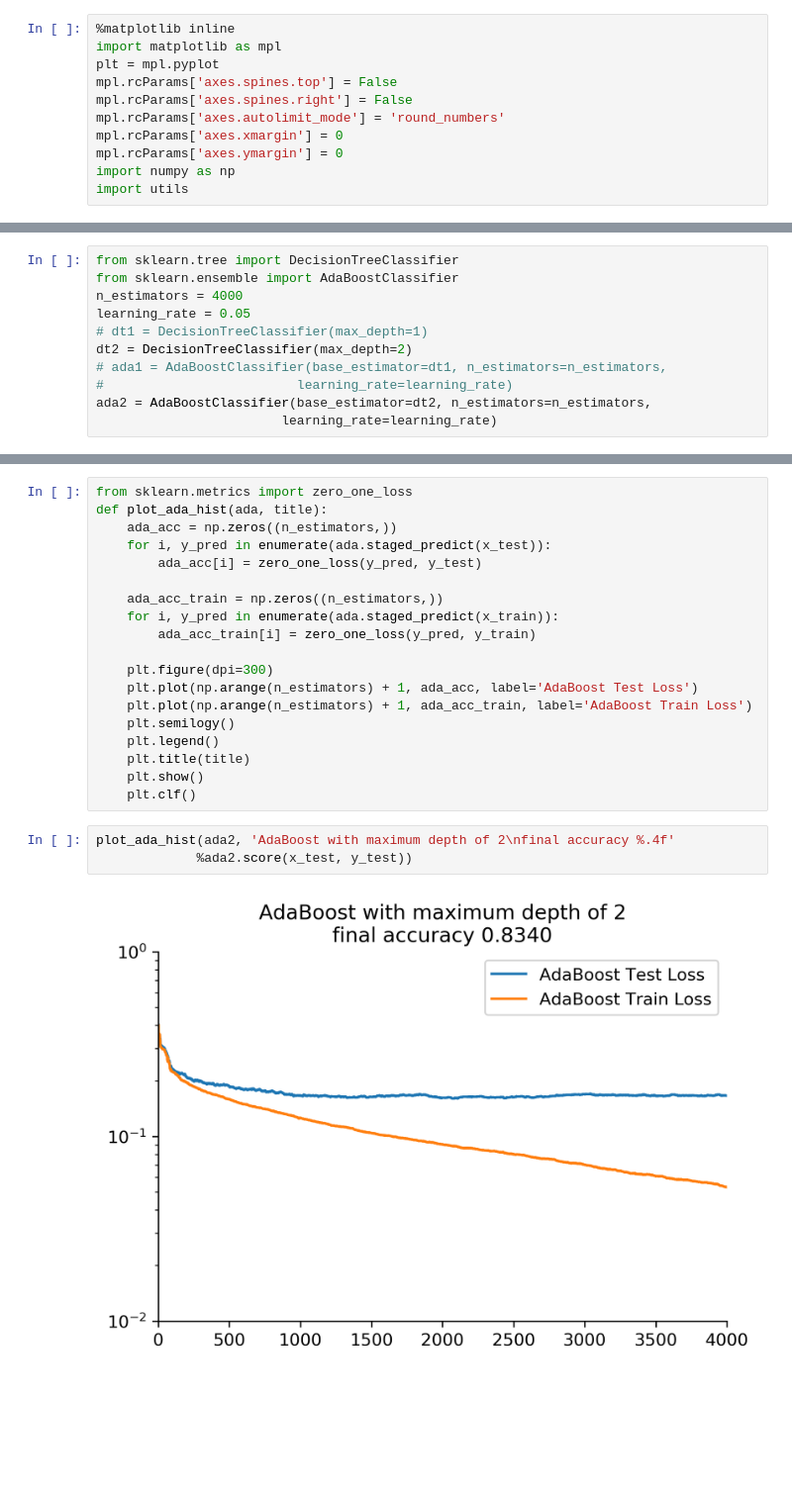
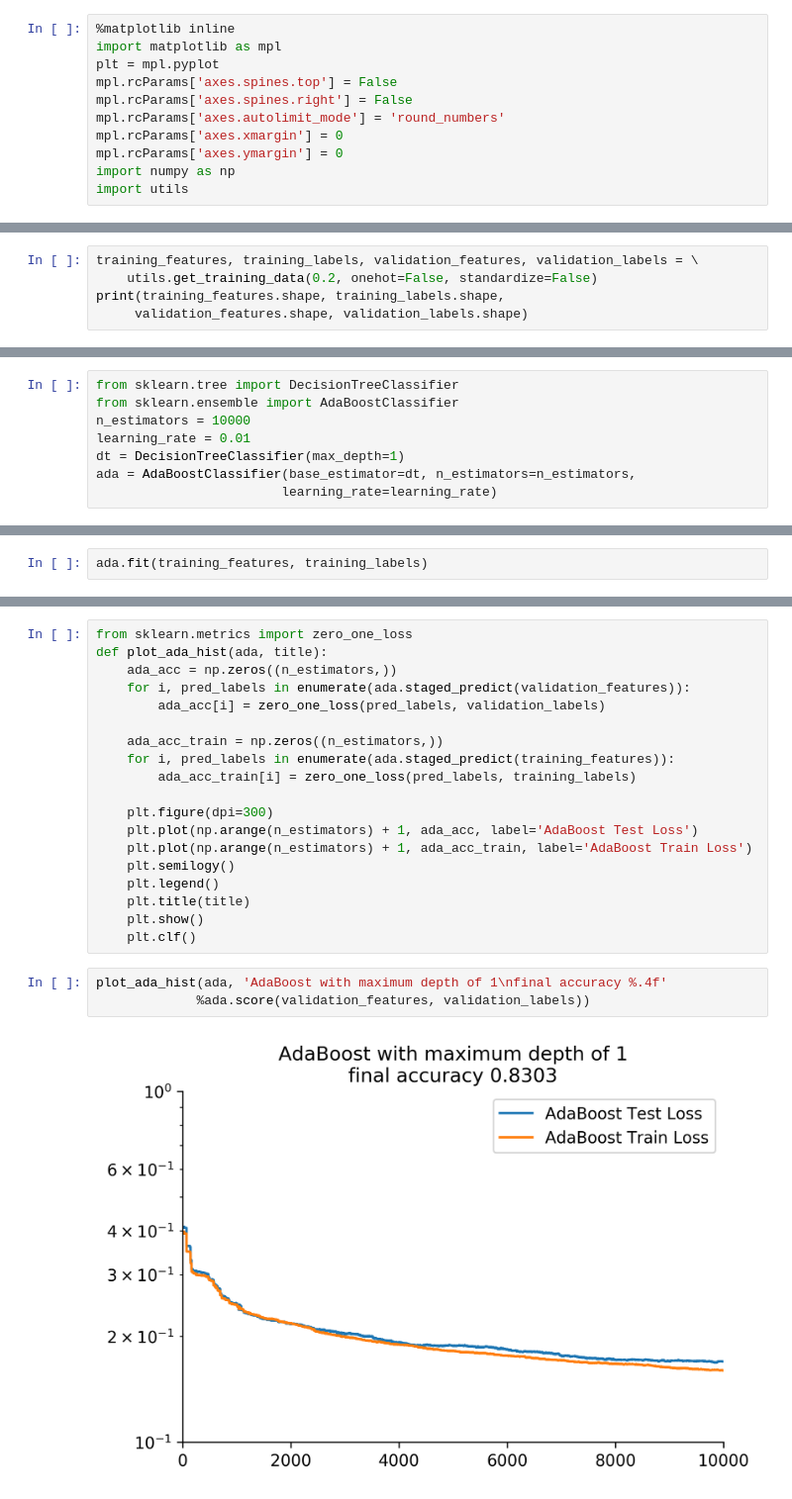
Before and after one commit to dibidave/central-nervous-system, a Jupyter notebook: project1/AdaBoost.ipynb, the cells around one changed output, grey strips where cells are left out. Shown at 99% size. Cells and saved outputs as stored; diff of their text form; blank space fills up the shorter version.

```diff
--- a/project1/AdaBoost.ipynb
+++ b/project1/AdaBoost.ipynb
@@ -20,0 +12,5 @@ print(np.sum(y_train)/len(y_train), np.sum(y_test)/len(y_test))
+# %%
+training_features, training_labels, validation_features, validation_labels = \
+    utils.get_training_data(0.2, onehot=False, standardize=False)
+print(training_features.shape, training_labels.shape,
+     validation_features.shape, validation_labels.shape)
@@ -26,11 +25,8 @@ x_test = tfidf.transform(x_test)
 # %%
 from sklearn.tree import DecisionTreeClassifier
 from sklearn.ensemble import AdaBoostClassifier
-n_estimators = 4000
-learning_rate = 0.05
-# dt1 = DecisionTreeClassifier(max_depth=1)
-dt2 = DecisionTreeClassifier(max_depth=2)
-# ada1 = AdaBoostClassifier(base_estimator=dt1, n_estimators=n_estimators,
-#                         learning_rate=learning_rate)
-ada2 = AdaBoostClassifier(base_estimator=dt2, n_estimators=n_estimators,
+n_estimators = 10000
+learning_rate = 0.01
+dt = DecisionTreeClassifier(max_depth=1)
+ada = AdaBoostClassifier(base_estimator=dt, n_estimators=n_estimators,
                         learning_rate=learning_rate)
@@ -48,0 +33,2 @@ AdaBoostClassifier(algorithm='SAMME.R',
+# %%
+ada.fit(training_features, training_labels)
@@ -50,12 +45,12 @@ AdaBoostClassifier(algorithm='SAMME.R',
 from sklearn.metrics import zero_one_loss
 def plot_ada_hist(ada, title):
     ada_acc = np.zeros((n_estimators,))
-    for i, y_pred in enumerate(ada.staged_predict(x_test)):
-        ada_acc[i] = zero_one_loss(y_pred, y_test)
+    for i, pred_labels in enumerate(ada.staged_predict(validation_features)):
+        ada_acc[i] = zero_one_loss(pred_labels, validation_labels)
 
     ada_acc_train = np.zeros((n_estimators,))
-    for i, y_pred in enumerate(ada.staged_predict(x_train)):
-        ada_acc_train[i] = zero_one_loss(y_pred, y_train)
+    for i, pred_labels in enumerate(ada.staged_predict(training_features)):
+        ada_acc_train[i] = zero_one_loss(pred_labels, training_labels)
 
     plt.figure(dpi=300)
     plt.plot(np.arange(n_estimators) + 1, ada_acc, label='AdaBoost Test Loss')
@@ -66,8 +61,8 @@ def plot_ada_hist(ada, title):
     plt.show()
     plt.clf()
 # %%
-plot_ada_hist(ada2, 'AdaBoost with maximum depth of 2\nfinal accuracy %.4f'
-             %ada2.score(x_test, y_test))
+plot_ada_hist(ada, 'AdaBoost with maximum depth of 1\nfinal accuracy %.4f'
+             %ada.score(validation_features, validation_labels))
 # %% [output]
-[figure, old version]
+[figure, new version]
 <matplotlib.figure.Figure at 0x...>
```
Also changed, not shown: parts of 14 cells of this notebook, 1 other file.
